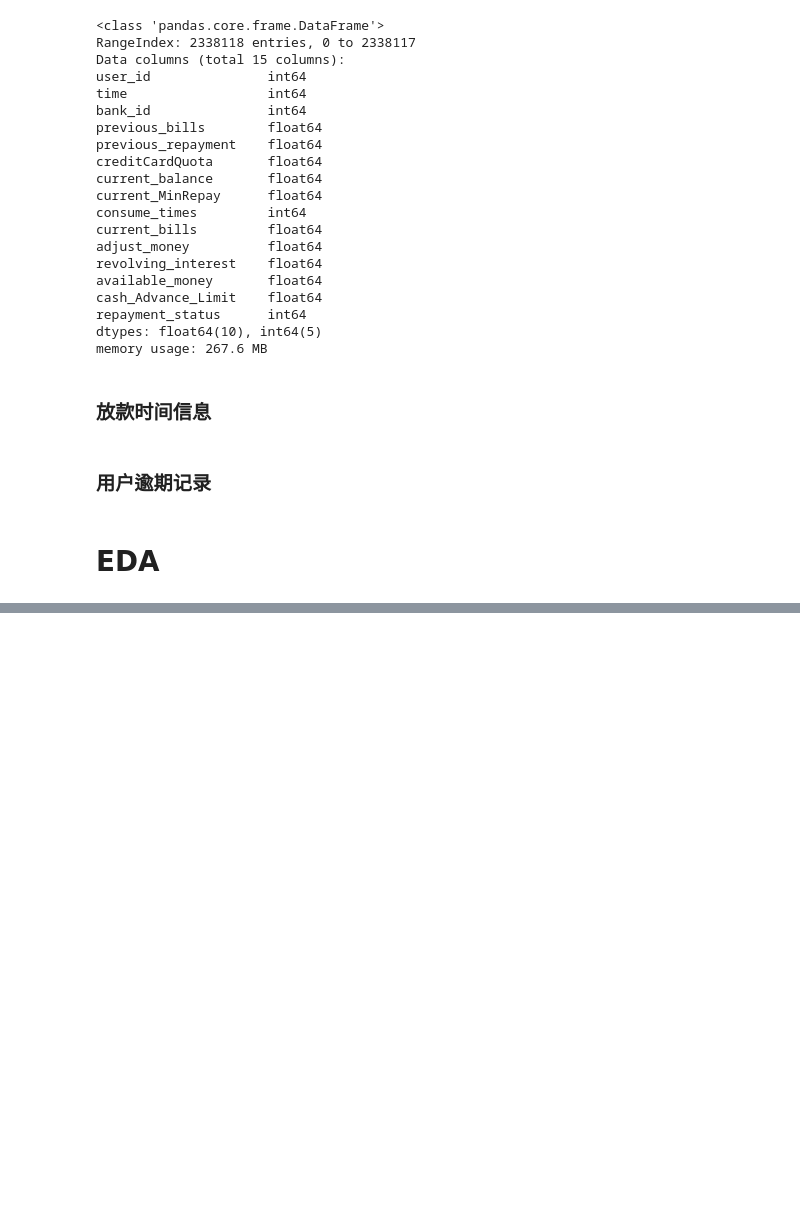
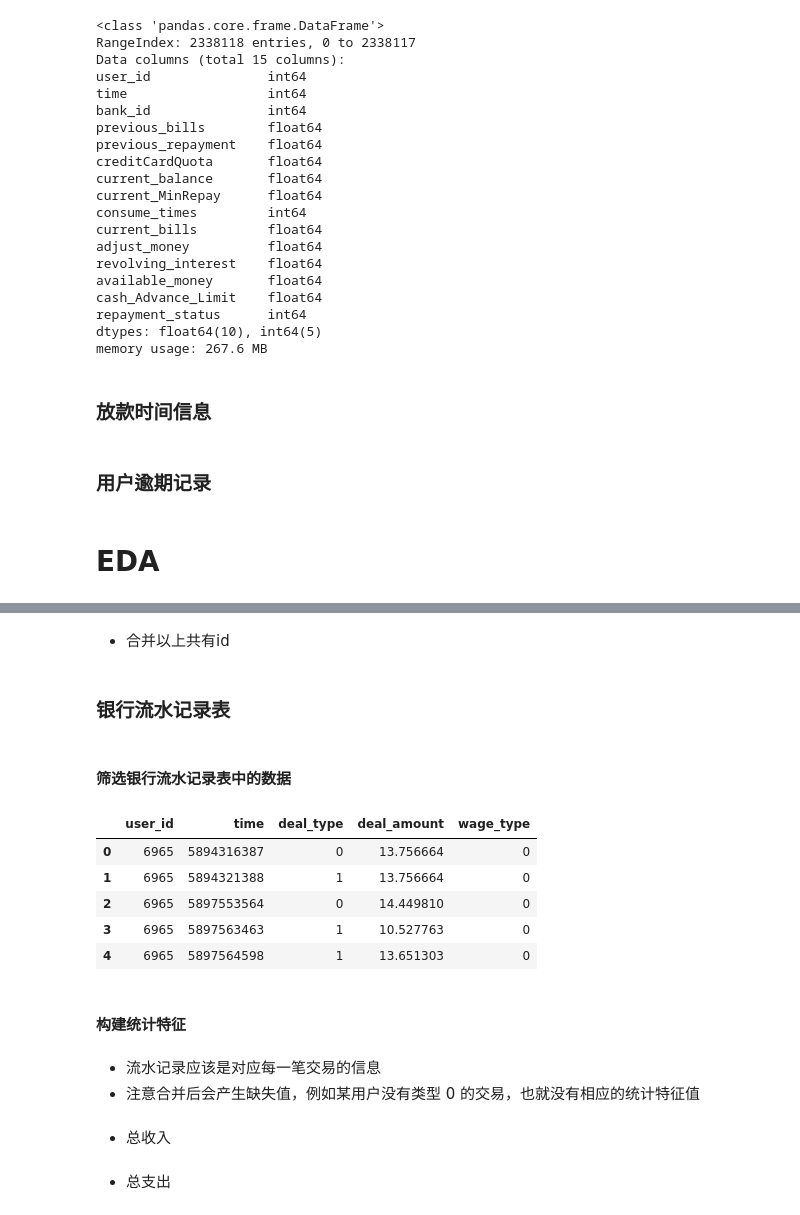
Before and after one commit to qmylzx/UserLoan, a Jupyter notebook: algorithm/src/EDA.ipynb, the cells around one changed output, grey strips where cells are left out. Saved outputs shown, nothing was run; the diff lists cells and outputs as text; code cells hidden in the pictures; blank space fills up the shorter version.

```diff
--- a/algorithm/src/EDA.ipynb
+++ b/algorithm/src/EDA.ipynb
@@ -143,0 +136,32 @@ unique_id = temp.drop_duplicates(subset=['user_id'], keep='first')[['user_id']]
+# %%
+billAndLoan = pd.merge(left=bill_detail, right=loan_time, how='left', on='user_id')
+# %%
+temp = billAndLoan.loc[billAndLoan['time_x'] <= billAndLoan['time_y']]
+bill_user = temp.drop_duplicates(subset=['user_id'], keep='first')[['user_id']]
+# %% [markdown]
+- 合并以上共有id
+# %%
+bankAndBrowse = pd.merge(left=bank_user, right=browse_user, how='inner', on='user_id')
+nunique_id = pd.merge(left=bankAndBrowse, right=bill_user, how='inner', on='user_id')
+# %% [markdown]
+### 银行流水记录表
+# %% [markdown]
+#### 筛选银行流水记录表中的数据
+# %%
+bank_select = pd.merge(left=nunique_id, right=bank_detail, how='inner', on='user_id')
+# %%
+bank_select.head()
+# %% [output]
+|  | user_id | time | deal_type | deal_amount | wage_type |
+| 0 | 6965 | 5894316387 | 0 | 13.756664 | 0 |
+| 1 | 6965 | 5894321388 | 1 | 13.756664 | 0 |
+| 2 | 6965 | 5897553564 | 0 | 14.449810 | 0 |
+| 3 | 6965 | 5897563463 | 1 | 10.527763 | 0 |
+| 4 | 6965 | 5897564598 | 1 | 13.651303 | 0 |
+# %% [markdown]
+#### 构建统计特征
+# %% [markdown]
+- 流水记录应该是对应每一笔交易的信息
+- 注意合并后会产生缺失值，例如某用户没有类型 0 的交易，也就没有相应的统计特征值
+# %% [markdown]
+- 总收入
@@ -143,0 +171,2 @@ unique_id = temp.drop_duplicates(subset=['user_id'], keep='first')[['user_id']]
+# %% [markdown]
+- 总支出
```
Also changed, not shown: parts of 50 cells of this notebook, 1 other file.
